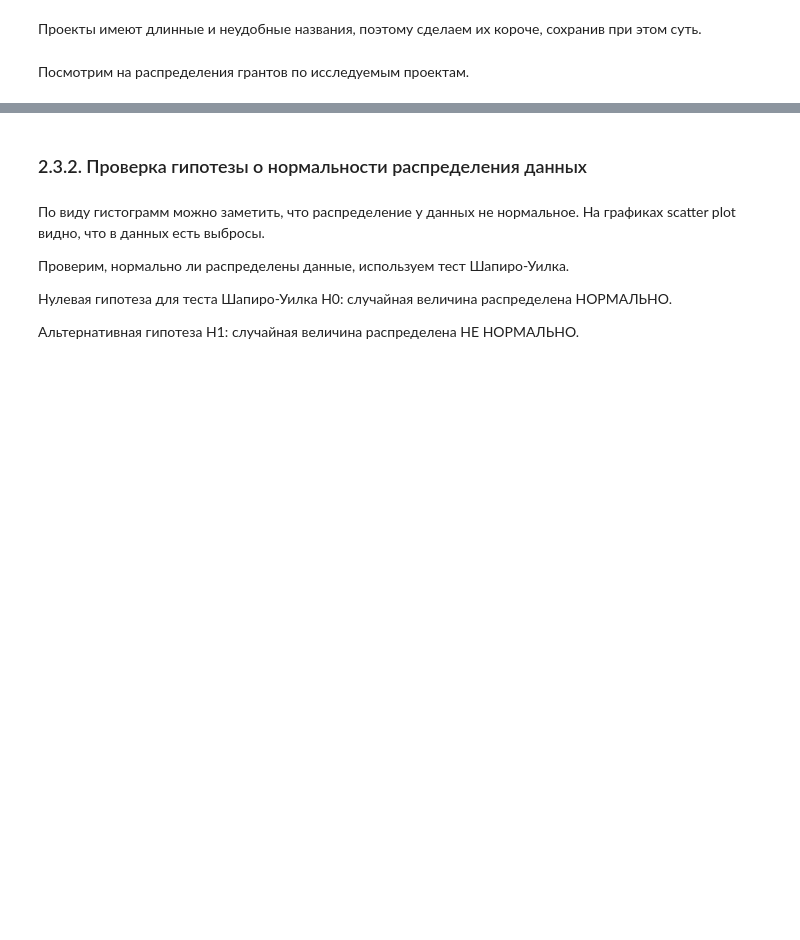
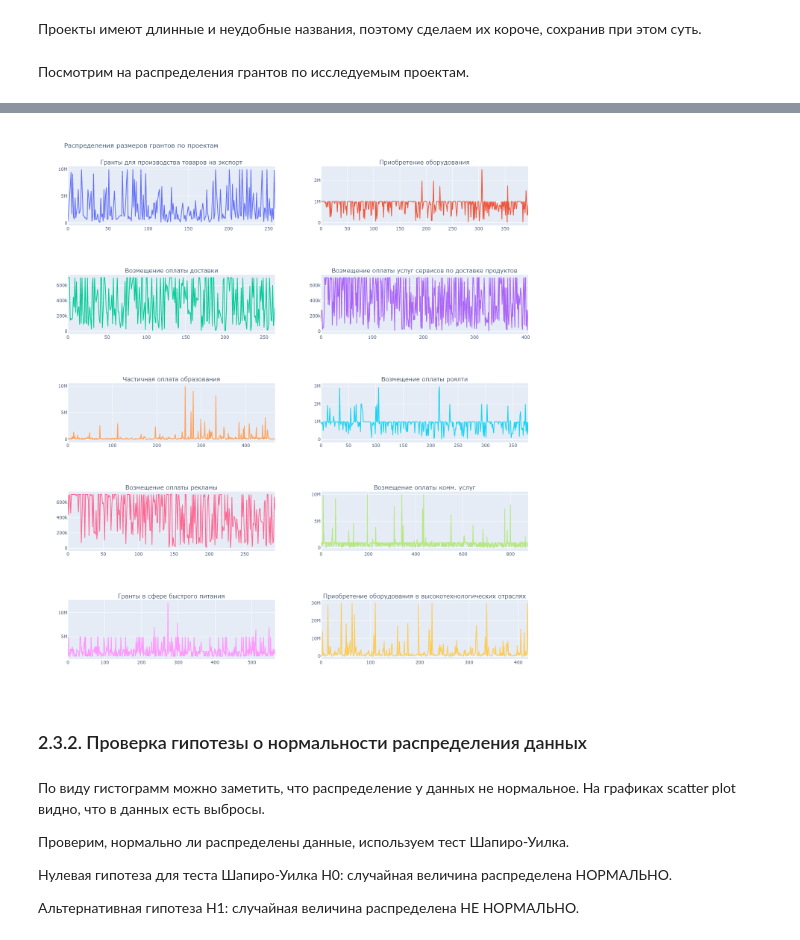
Before and after one commit to mellow-moon/grants_research, a Jupyter notebook: grants_research.ipynb, the cells around one changed output, grey strips where cells are left out. Drawn from its saved outputs; the diff is of its cells as text; code cells hidden in the pictures; blank space fills up the shorter version.

```diff
--- a/grants_research.ipynb
+++ b/grants_research.ipynb
@@ -510,26 +520,30 @@ fig.show()
 # %%
 fig = make_subplots(rows=5,
                     cols=2,
                     shared_yaxes=False,
                     subplot_titles=projects)
 
 row=1
 col=1
 
 for project in projects:
     fig.add_trace(go.Scatter(y=df_to_test[df_to_test['project_name'] == project]['amount'], name=project), row, col)
 
     if col % 2 == 0:
         row+=1
         col=0
 
     col+=1
 
 fig.update_layout(title='Распределения размеров грантов по проектам',
                   height=1500,
                   coloraxis=dict(colorscale='Bluered_r'),
                   showlegend=False)
 fig.show()
+
+display(Image(filename='img/grants_distribution_by_project.png', width=800))
+# %% [output]
+[figure, added]
 # %% [markdown]
 ### 2.3.2. Проверка гипотезы о нормальности распределения данных
 # %% [markdown]
```
Also changed, not shown: parts of 10 cells of this notebook, 10 other files.
